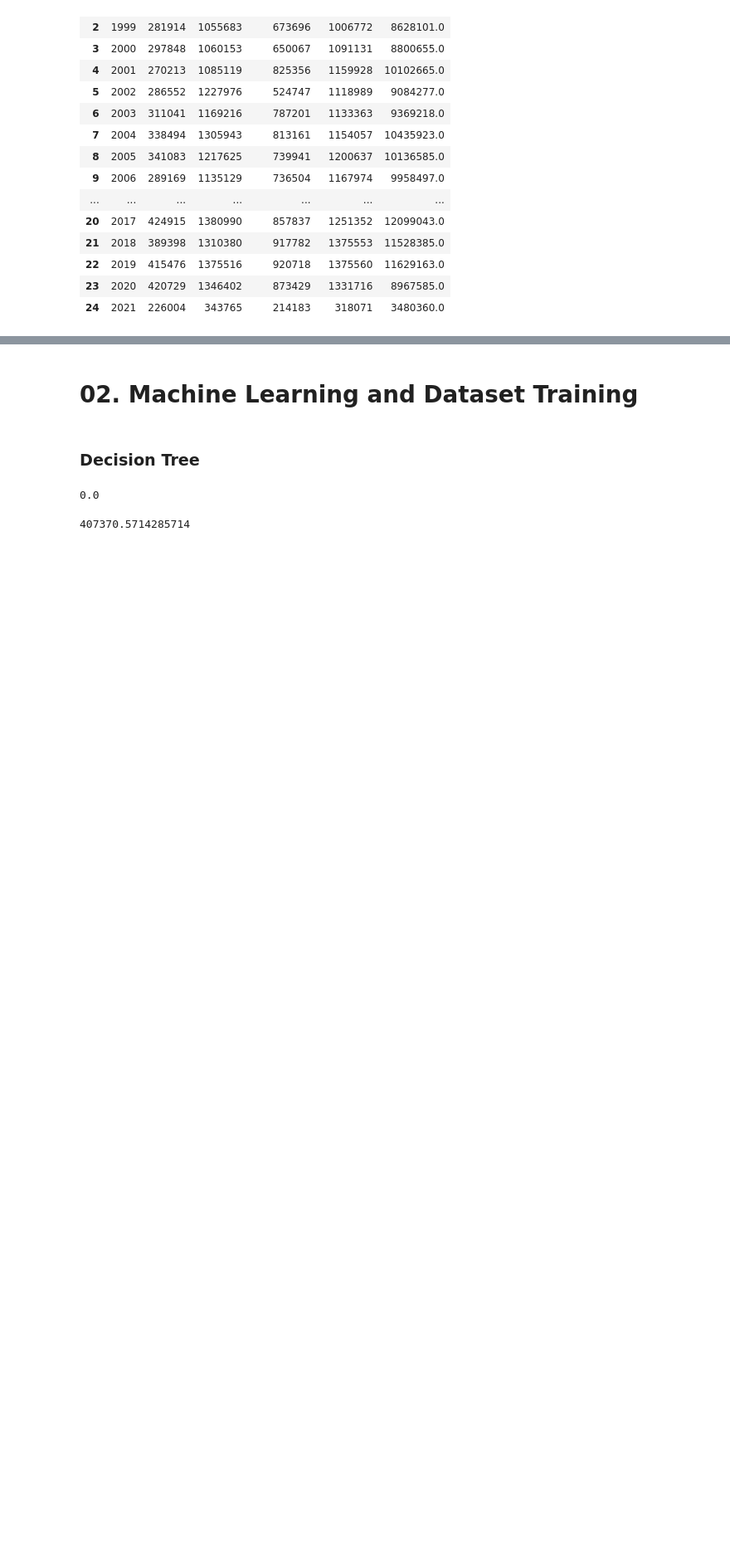
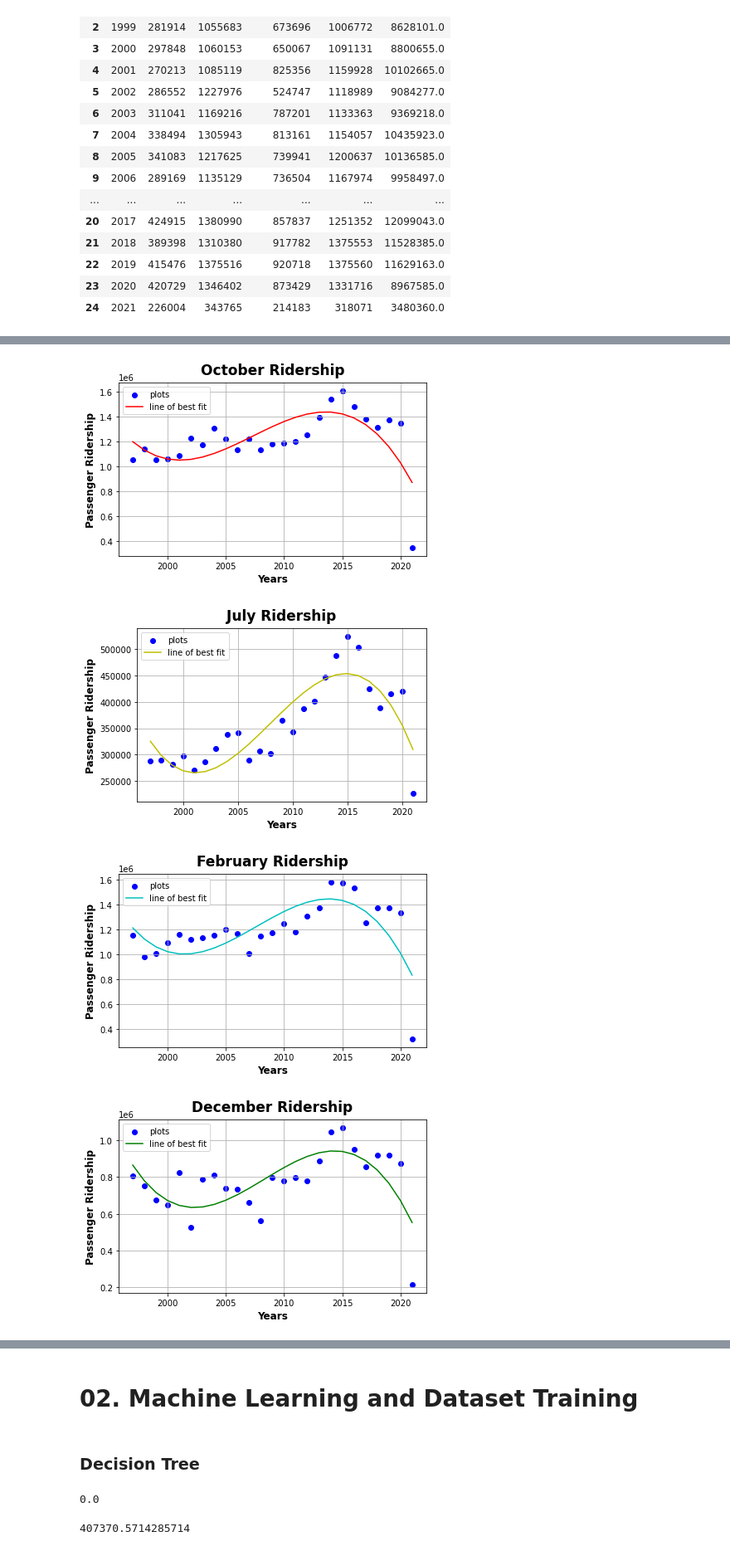
Before and after one commit to lotlouischoitslab/Champaign-Urbana_Bus_Ridership, a Jupyter notebook: champaign_bus_data_analysis.ipynb, the cells around one changed output, grey strips where cells are left out. Shown at 83% size. Cells and saved outputs as stored; diff of their text form; code cells hidden in the pictures; blank space fills up the shorter version.

Commit message:
add plots

```diff
--- a/champaign_bus_data_analysis.ipynb
+++ b/champaign_bus_data_analysis.ipynb
@@ -83,0 +84,33 @@ Text(0.5, 1.0, 'Passenger Ridership vs Months')
+# %%
+#The function which uses the linear regression method to determine the line of best fit
+def line_of_best_fit(x,temp,month_name,degree,co):
+    linear_reg = np.polyfit(x,temp,deg = degree)
+    linear_trend = np.polyval(linear_reg,x) #slope and y intercept
+    plt.scatter(x,temp,label='plots',color='b')
+    plt.plot(x,linear_trend,label='line of best fit',color=co)
+    plt.xlabel('Years')
+    plt.ylabel('Passenger Ridership')
+    plt.title(month_name+' Ridership')
+    plt.legend()
+    plt.show()
+    return figure
+# %%
+october = 'October'
+linear_trend = line_of_best_fit(x,months[october],october,3,'r')
+
+july = 'July'
+linear_trend = line_of_best_fit(x,months[july],july,3,'y')
+
+february = 'February'
+linear_trend = line_of_best_fit(x,months[february],february,3,'c')
+
+december = 'December'
+linear_trend = line_of_best_fit(x,months[december],december,3,'g')
+
+total = 'Total'
+linear_trend = line_of_best_fit(x,months1[total],total,3,'m')
+# %% [output]
+[figure, added]
+[figure, added]
+[figure, added]
+[figure, added]
```
Also changed, not shown: parts of 3 cells of this notebook.
